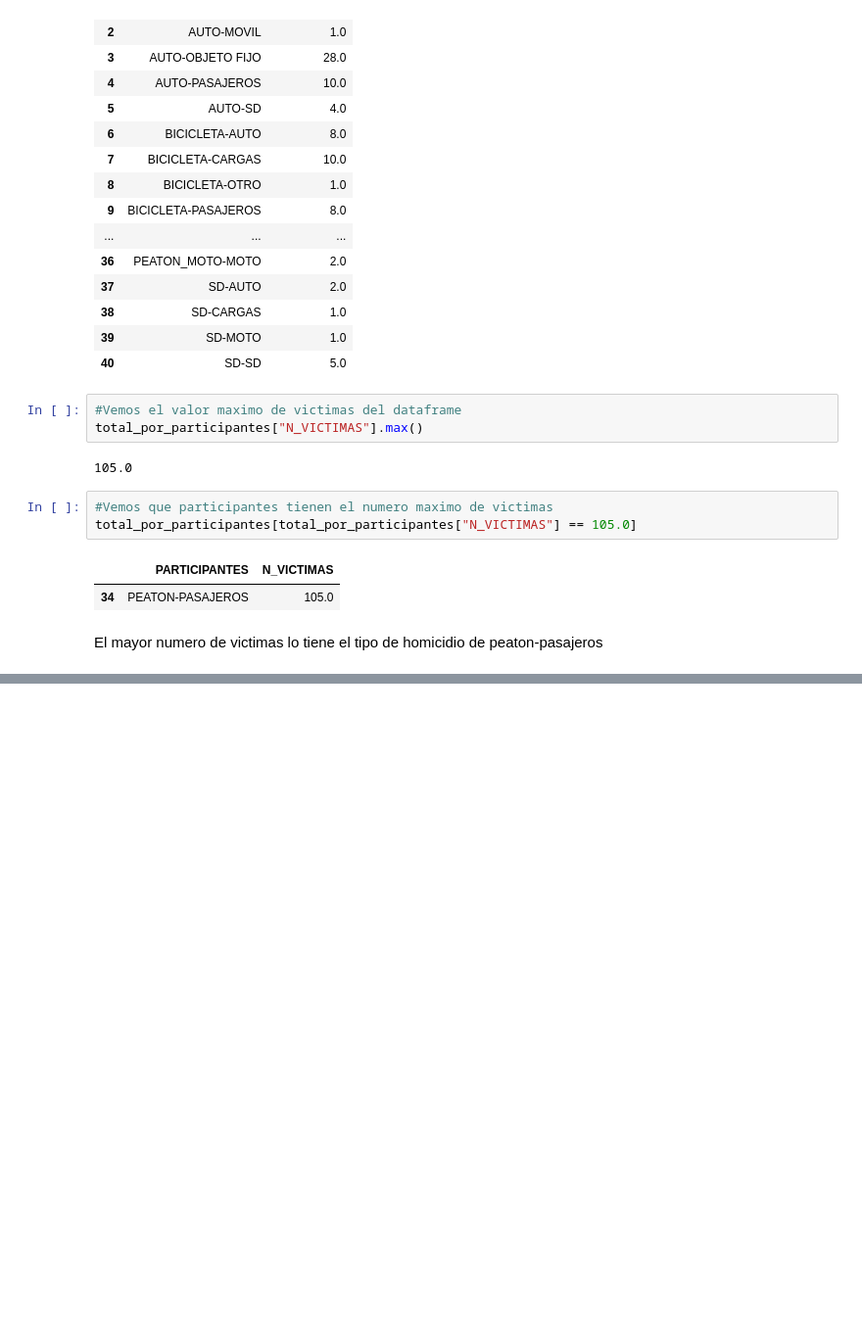
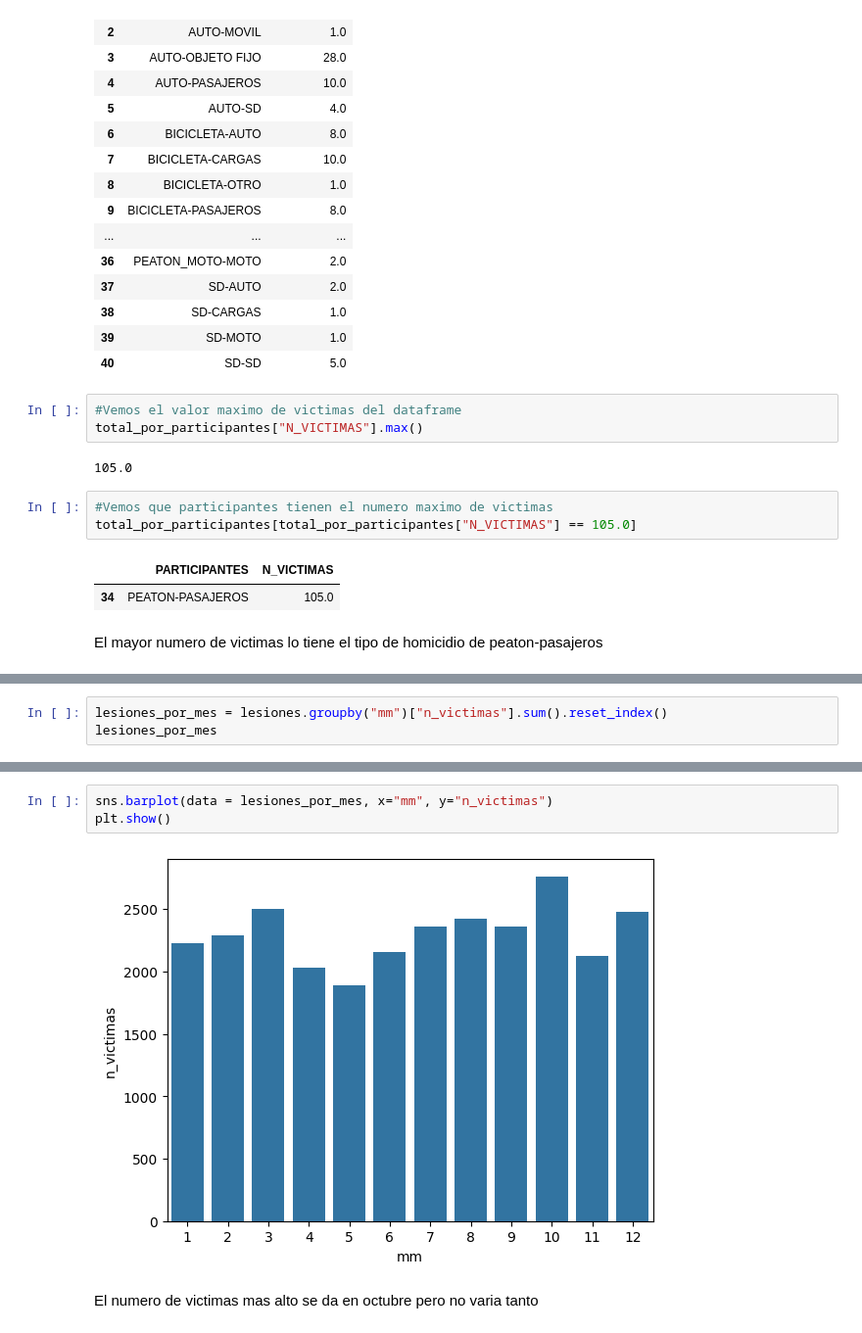
Before and after one commit to Lukitens/PI_DA, a Jupyter notebook: eda.ipynb, the cells around one changed output, grey strips where cells are left out. Shown at 98% size. Saved outputs shown, nothing was run; the diff lists cells and outputs as text; blank space fills up the shorter version.

```diff
--- a/eda.ipynb
+++ b/eda.ipynb
@@ -248,0 +435,3 @@ El mayor numero de victimas lo tiene el tipo de homicidio de peaton-pasajeros
+# %%
+lesiones_por_mes = lesiones.groupby("mm")["n_victimas"].sum().reset_index()
+lesiones_por_mes
@@ -248,0 +452,7 @@ El mayor numero de victimas lo tiene el tipo de homicidio de peaton-pasajeros
+# %%
+sns.barplot(data = lesiones_por_mes, x="mm", y="n_victimas")
+plt.show()
+# %% [output]
+[figure, added]
+# %% [markdown]
+El numero de victimas mas alto se da en octubre pero no varia tanto
```
Also changed, not shown: parts of 34 cells of this notebook.
